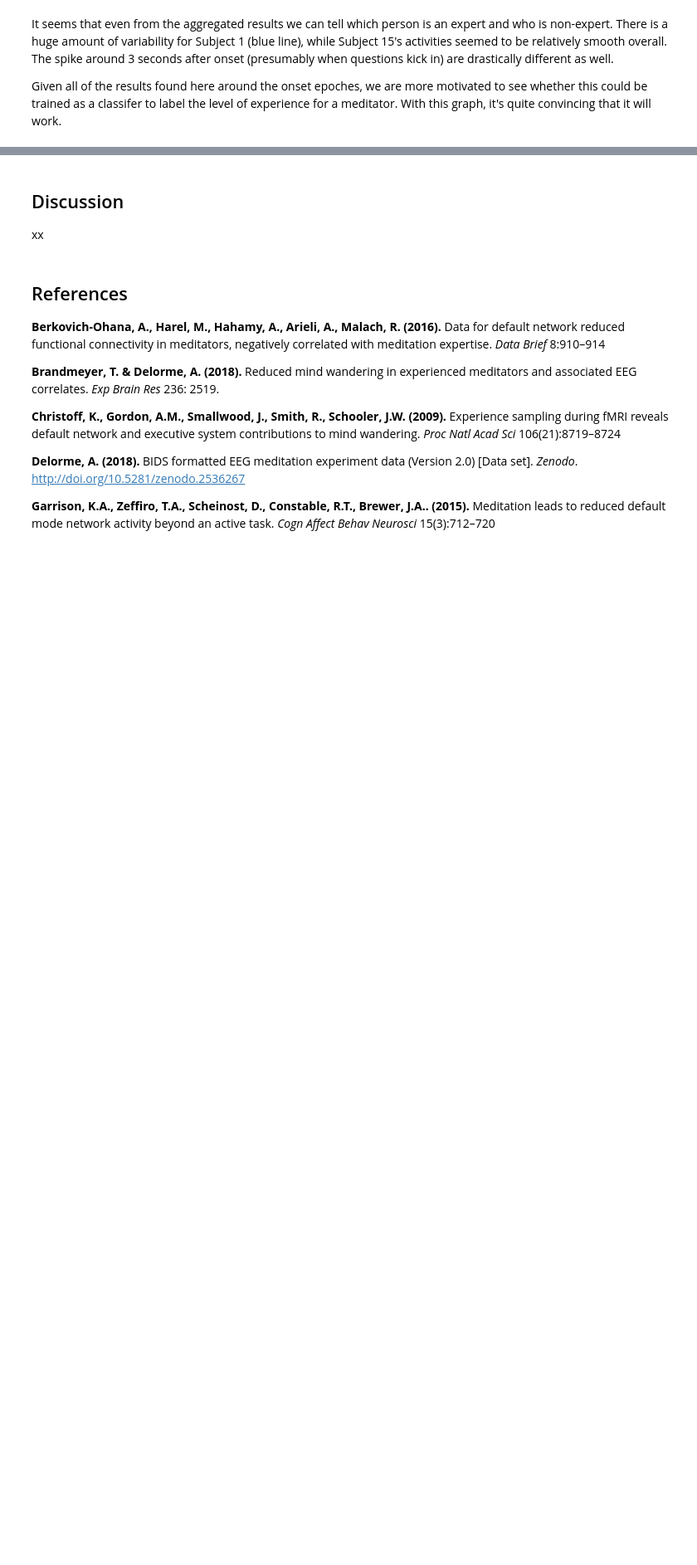
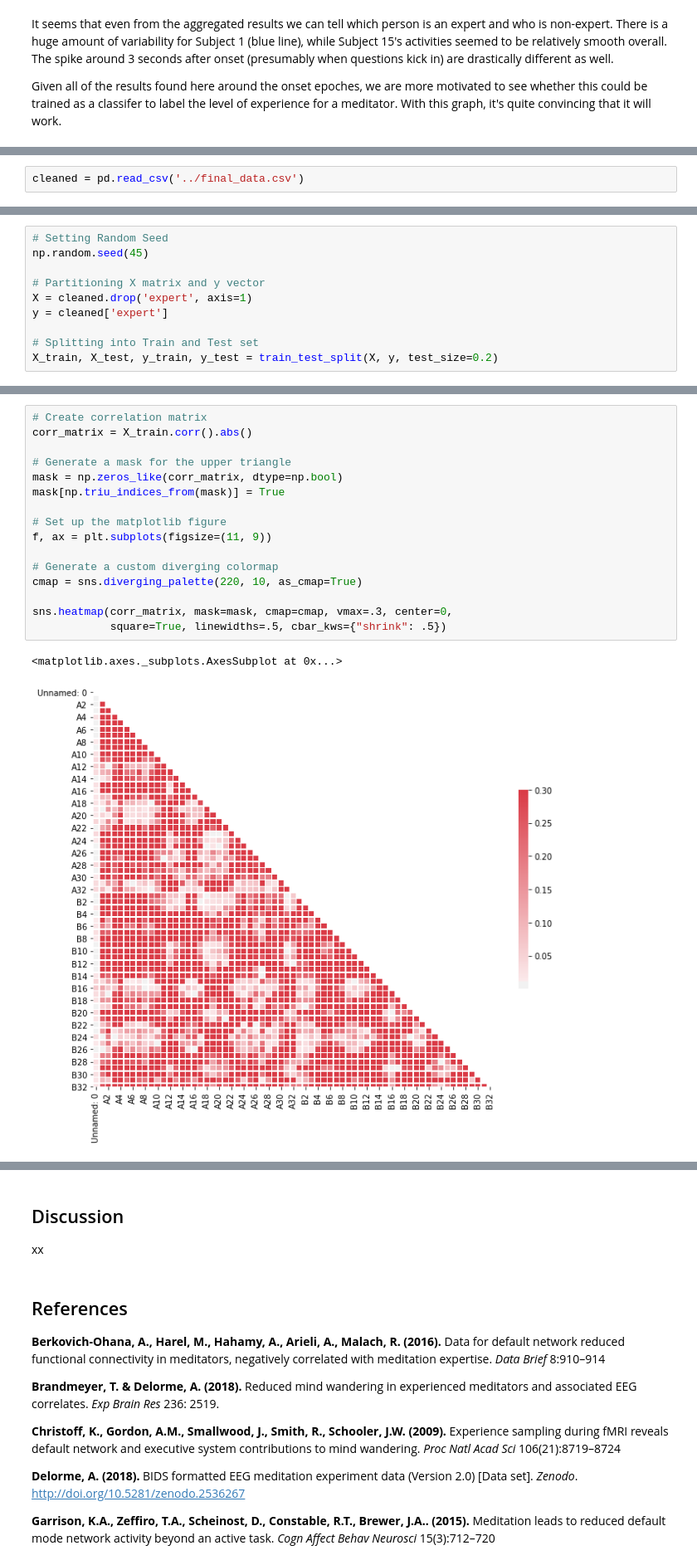
Before and after one commit to yuyang-zhong/EEG-Neural, a Jupyter notebook: notebooks/final_notebook.ipynb, the cells around one changed output, grey strips where cells are left out. Shown at 83% size. Cells and saved outputs as stored; diff of their text form; blank space fills up the shorter version.

Commit message:
added data analysis methods

```diff
--- a/notebooks/final_notebook.ipynb
+++ b/notebooks/final_notebook.ipynb
@@ -316,0 +336,2 @@ Given all of the results found here around the onset epoches, we are more motiva
+# %%
+cleaned = pd.read_csv('../final_data.csv')
@@ -316,0 +342,10 @@ Given all of the results found here around the onset epoches, we are more motiva
+# %%
+# Setting Random Seed
+np.random.seed(45)
+
+# Partitioning X matrix and y vector
+X = cleaned.drop('expert', axis=1)
+y = cleaned['expert']
+
+# Splitting into Train and Test set
+X_train, X_test, y_train, y_test = train_test_split(X, y, test_size=0.2)
@@ -316,0 +355,19 @@ Given all of the results found here around the onset epoches, we are more motiva
+# %%
+# Create correlation matrix
+corr_matrix = X_train.corr().abs()
+
+# Generate a mask for the upper triangle
+mask = np.zeros_like(corr_matrix, dtype=np.bool)
+mask[np.triu_indices_from(mask)] = True
+
+# Set up the matplotlib figure
+f, ax = plt.subplots(figsize=(11, 9))
+
+# Generate a custom diverging colormap
+cmap = sns.diverging_palette(220, 10, as_cmap=True)
+
+sns.heatmap(corr_matrix, mask=mask, cmap=cmap, vmax=.3, center=0,
+            square=True, linewidths=.5, cbar_kws={"shrink": .5})
+# %% [output]
+<matplotlib.axes._subplots.AxesSubplot at 0x...>
+[figure, added]
```
Also changed, not shown: parts of 36 cells of this notebook.
